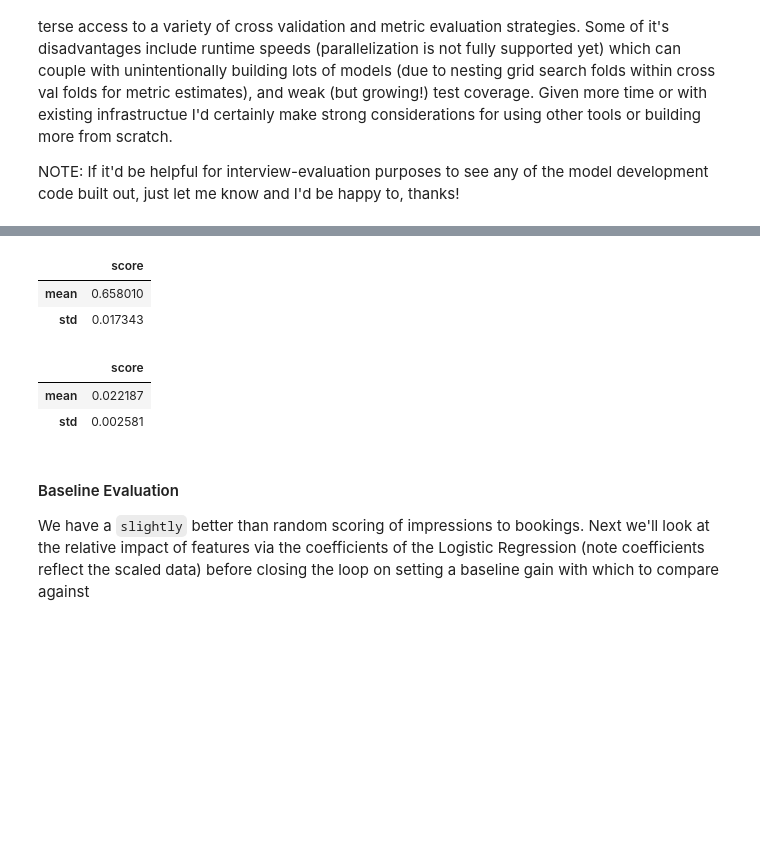
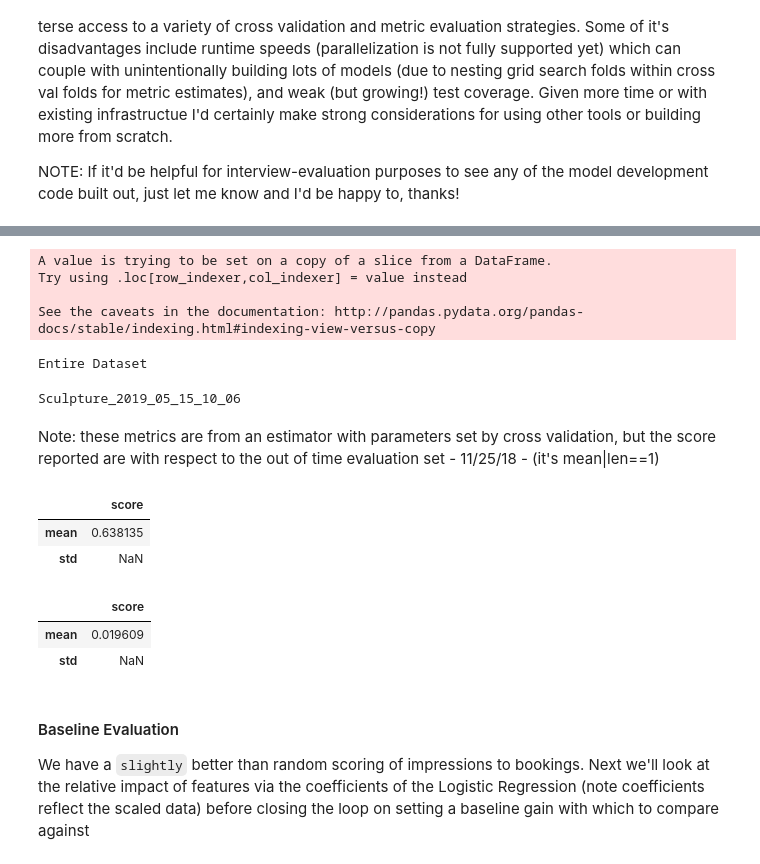
Before and after one commit to NavpreetSamra/code, a Jupyter notebook: airbnb.ipynb, the cells around one changed output, grey strips where cells are left out. Drawn from its saved outputs; the diff is of its cells as text; code cells hidden in the pictures; blank space fills up the shorter version.

```diff
--- a/airbnb.ipynb
+++ b/airbnb.ipynb
@@ -32,5 +36,5 @@ In the next section I'll call out the impact of evaluating user searches vs user
 # %%
-df = df_all.loc[df_all.ds_search.isin(['11/20/18', '11/21/18', '11/22/18'])]
+df = df_all.loc[df_all.ds_search.isin(['11/20/18', '11/21/18', '11/22/18', '11/23/18'])]
 pd.Series([len(df.id_user.unique()), len(df.id_listing.unique())], index=['users','listings']).to_frame().T
 # %% [output]
 |  | users | listings |
@@ -37,0 +42,3 @@ pd.Series([len(df.id_user.unique()), len(df.id_listing.unique())], index=['users
+# %%
+validation_df = df_all.loc[df_all.ds_search.isin(['11/25/18'])]
+holdout_df = df_all.loc[df_all.ds_search.isin(['11/26/18'])]
@@ -333,4 +379,9 @@ def load_sculpture(df,
 
     return sculpture
 # %%
-s = load_sculpture(df, paramGrid=None, searchKwargs=None)
+s = load_sculpture(df, paramGrid=None, searchKwargs=None, entire=True, outsideDf=validation_df)
+# %% [output]
+A value is trying to be set on a copy of a slice from a DataFrame.
+Try using .loc[row_indexer,col_indexer] = value instead
+
+See the caveats in the documentation: http://pandas.pydata.org/pandas-docs/stable/indexing.html#indexing-view-versus-copy
@@ -339,15 +388,22 @@ s = load_sculpture(df, paramGrid=None, searchKwargs=None)
+# %%
+s.fit()
+# %% [output]
+Entire Dataset
+Sculpture_2019_05_15_10_06
+# %% [markdown]
+Note: these metrics are from an estimator with parameters set by cross validation, but the score reported are with respect to the out of time evaluation set - 11/25/18 - (it's mean|len==1)
 # %%
-helpers.view_sk_metric(s.measureCrossValidation['measurements']['roc_auc_score'])
+helpers.view_sk_metric(s.measurements.outside.roc_auc_score)
 # %% [output]
 |  | score |
-| mean | 0.658010 |
-| std | 0.017343 |
+| mean | 0.638135 |
+| std | NaN |
 # %%
-helpers.view_sk_metric(s.measureCrossValidation['measurements']['average_precision_score'])
+helpers.view_sk_metric(s.measurements.outside.average_precision_score)
 # %% [output]
 |  | score |
-| mean | 0.022187 |
-| std | 0.002581 |
+| mean | 0.019609 |
+| std | NaN |
 # %% [markdown]
 #### Baseline Evaluation
 We have a `slightly` better than random scoring of impressions to bookings. Next we'll look at the relative impact of features via the coefficients of the Logistic Regression (note coefficients reflect the scaled data) before closing the loop on setting a baseline gain with which to compare against
```
Also changed, not shown: parts of 34 cells of this notebook.
